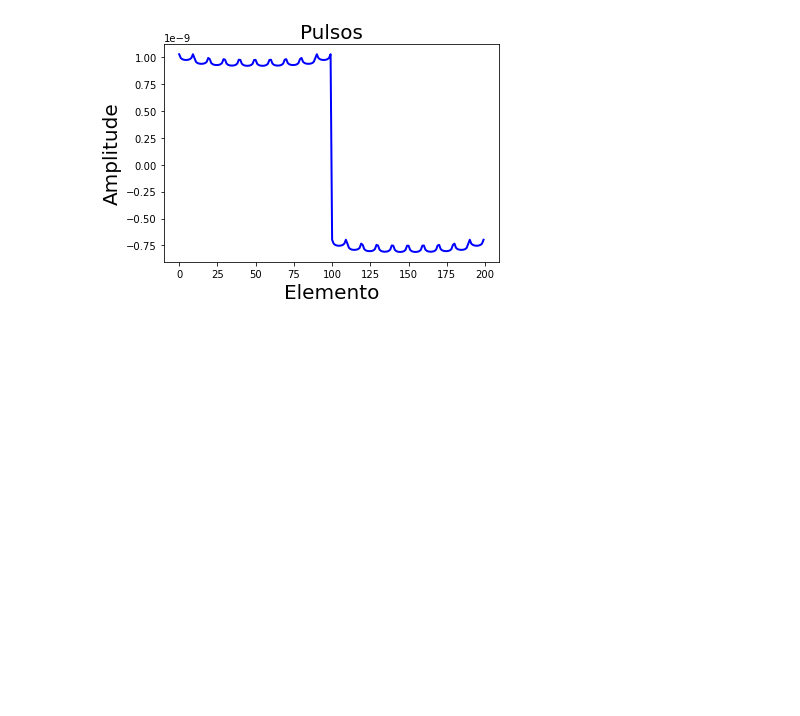
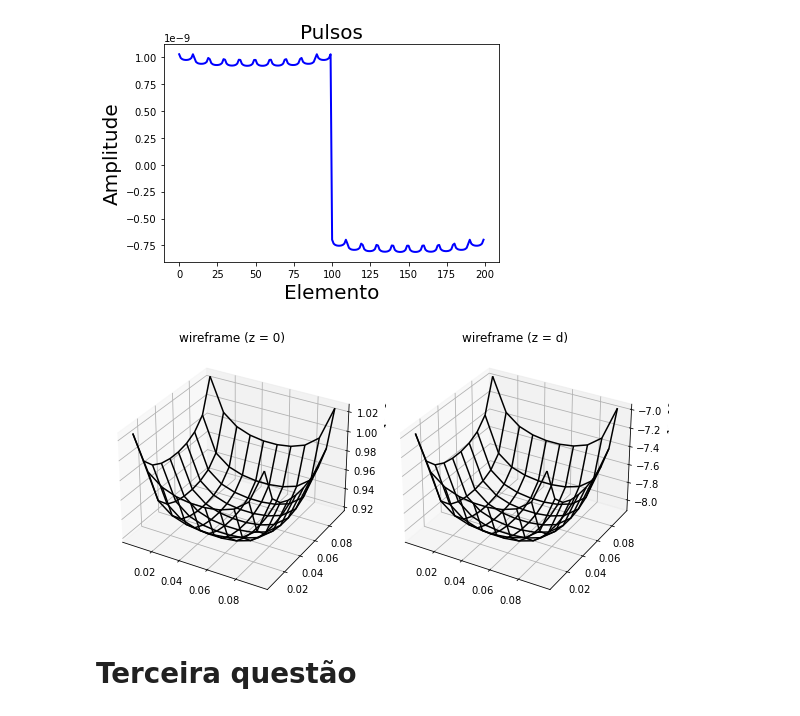
Before and after one commit to guimorone/ProjetoEletromag, a Jupyter notebook: ProjetoGma2.ipynb, the cells around one changed output. Saved outputs shown, nothing was run; the diff lists cells and outputs as text; code cells hidden in the pictures; blank space fills up the shorter version.

Commit message:
wireframe ajeitado

```diff
--- a/ProjetoGma2.ipynb
+++ b/ProjetoGma2.ipynb
@@ -143,22 +169,46 @@ plt.show()
 # %% [output]
 [figure]
-# %%
-# Gráfico 3D
-
-new_r = np.array(R)
-
-Xs = new_r[:len(new_r)//2, 0]
-Ys = new_r[:len(new_r)//2, 1]
-print(np.shape(Xs))
-Zs = np.array(A[:len(A)//2])
-
-
-shaped_Xs = np.reshape(Xs, (N, N))
-shaped_Ys = np.reshape(Ys, (N, N))
-shaped_Zs = np.reshape(Zs, (N, N))
-
-figr = plt.figure()
-ax = plt.axes(projection='3d')
-ax.plot_wireframe(shaped_Xs, shaped_Ys, shaped_Zs, color='black')
-ax.set_title('wireframe')
-plt.show()
+# %%
+# Gráfico 3D
+
+def ampChart3D(centros, amp, nElementos):
+    newR = np.array(centros)
+
+    # Gráfico para z = 0
+    # Primeira metade dos arrays
+    X = newR[:len(newR)//2, 0]
+    Y = newR[:len(newR)//2, 1]
+    Z = np.array(amp[:len(amp)//2])
+
+    shapedX = np.reshape(X, (nElementos, nElementos))
+    shapedY = np.reshape(Y, (nElementos, nElementos))
+    shapedZ = np.reshape(Z, (nElementos, nElementos))
+
+    figr = plt.figure(figsize=plt.figaspect(0.5))
+    ax = figr.add_subplot(1, 2, 1, projection='3d')
+    ax.plot_wireframe(shapedX, shapedY, shapedZ, color='black')
+    ax.set_title('wireframe (z = 0)')
+
+    # Gráfico para z = d
+    # A outra metade dos arrays
+    Xd = newR[len(newR)//2:len(newR), 0]
+    Yd = newR[len(newR)//2:len(newR), 1]
+    Zd = np.array(amp[len(amp)//2:len(amp)])
+
+    shapedXd = np.reshape(Xd, (nElementos, nElementos))
+    shapedYd = np.reshape(Yd, (nElementos, nElementos))
+    shapedZd = np.reshape(Zd, (nElementos, nElementos))
+
+    ax = figr.add_subplot(1, 2, 2, projection='3d')
+    ax.plot_wireframe(shapedXd, shapedYd, shapedZd, color='black')
+    ax.set_title('wireframe (z = d)')
+
+    figr.tight_layout()
+    plt.show()
+
+# Gráfico 3D plotado para o caso inicializado (N == 10)
+ampChart3D(R10, A10, N)
+# %% [output]
+[figure, added]
+# %% [markdown]
+# Terceira questão
```
Also changed, not shown: parts of 8 cells of this notebook.
